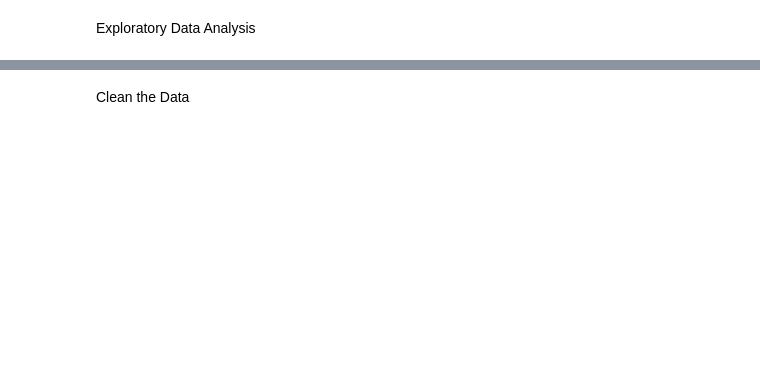
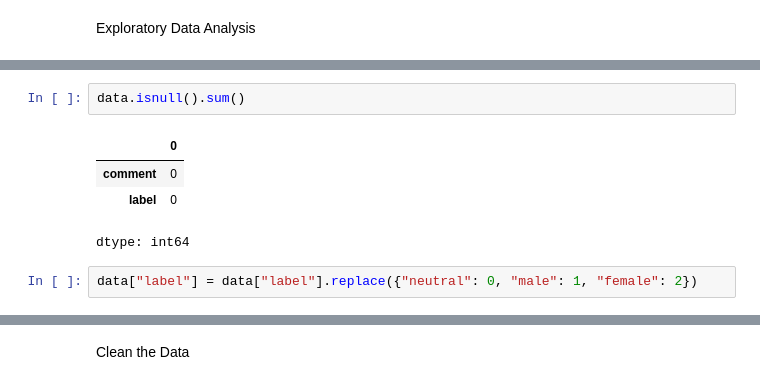
Before and after one commit to olorunfemibabalola/Bias-Detection-NLP, a Jupyter notebook: Bias_Detection.ipynb, the cells around one changed output, grey strips where cells are left out. Cells and saved outputs as stored; diff of their text form; blank space fills up the shorter version.

```diff
--- a/Bias_Detection.ipynb
+++ b/Bias_Detection.ipynb
@@ -15,0 +68,9 @@ Exploratory Data Analysis
+# %%
+data.isnull().sum()
+# %% [output]
+|  | 0 |
+| comment | 0 |
+| label | 0 |
+dtype: int64
+# %%
+data["label"] = data["label"].replace({"neutral": 0, "male": 1, "female": 2})
```
Also changed, not shown: parts of 14 cells of this notebook.
